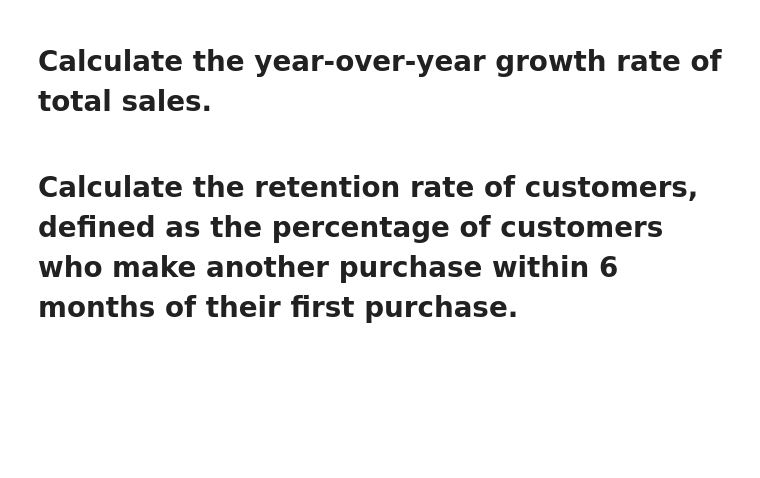
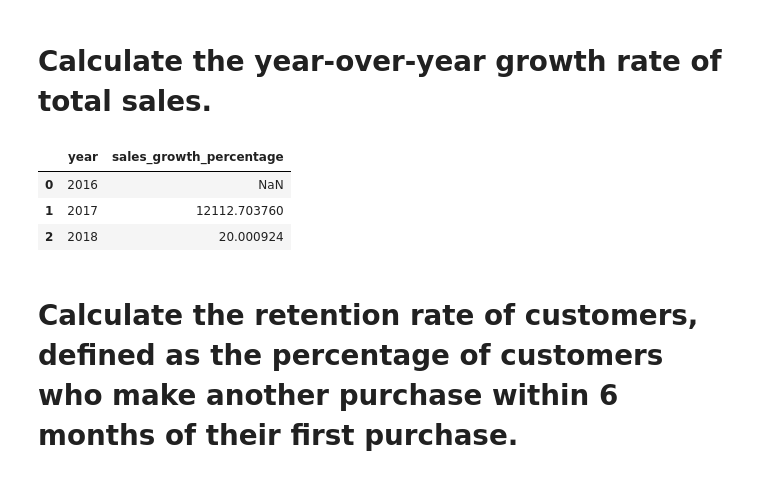
Before and after one commit to pankajkumarphe21/analysis, a Jupyter notebook: python_sql.ipynb, the cells around one changed output. Drawn from its saved outputs; the diff is of its cells as text; code cells hidden in the pictures; blank space fills up the shorter version.

```diff
--- a/python_sql.ipynb
+++ b/python_sql.ipynb
@@ -259,10 +259,22 @@ df
 # %% [markdown]
 # Calculate the year-over-year growth rate of total sales.
 # %%
-query=""""""
+query="""with a as (select year(ecommerce.orders.order_purchase_timestamp) years,sum(payments.payment_value) sales
+from ecommerce.payments join ecommerce.orders
+on ecommerce.payments.order_id=ecommerce.orders.order_id
+group by year(ecommerce.orders.order_purchase_timestamp)
+order by years)
+
+select years,((sales-lag(sales,1) over (order by years))/lag(sales,1) over (order by years))*100 sales_growth_percentage from a
+"""
 cur.execute(query)
 data=cur.fetchall()
-df=pd.DataFrame(data)
+df=pd.DataFrame(data,columns=['year','sales_growth_percentage'])
 df
+# %% [output]
+|  | year | sales_growth_percentage |
+| 0 | 2016 | NaN |
+| 1 | 2017 | 12112.703760 |
+| 2 | 2018 | 20.000924 |
 # %% [markdown]
 # Calculate the retention rate of customers, defined as the percentage of customers who make another purchase within 6 months of their first purchase.
```
Also changed, not shown: parts of 2 cells of this notebook.
